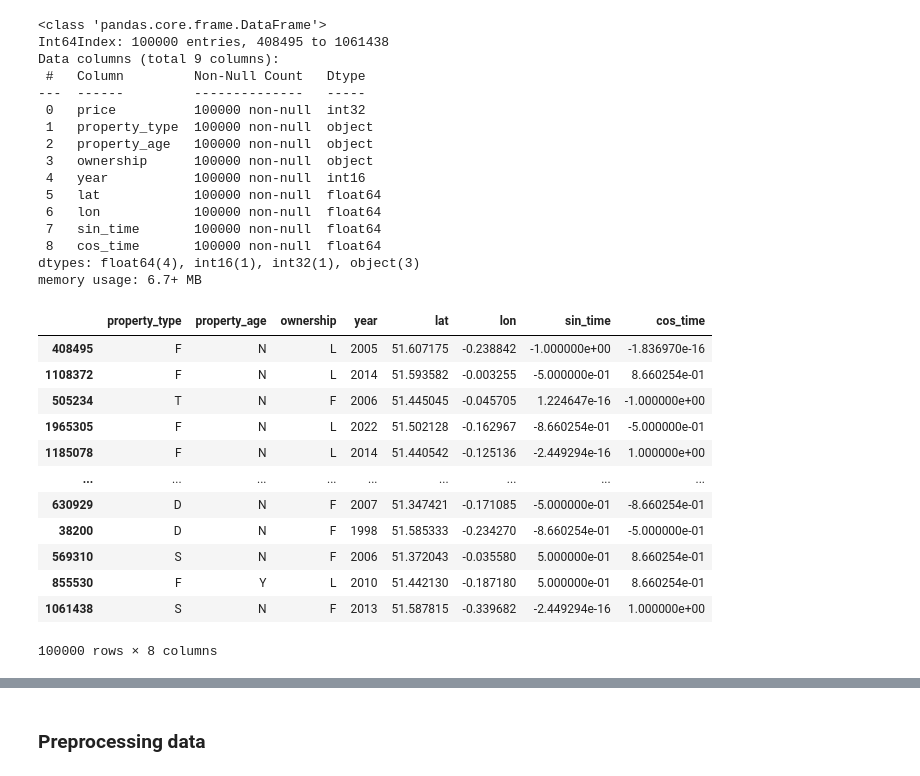
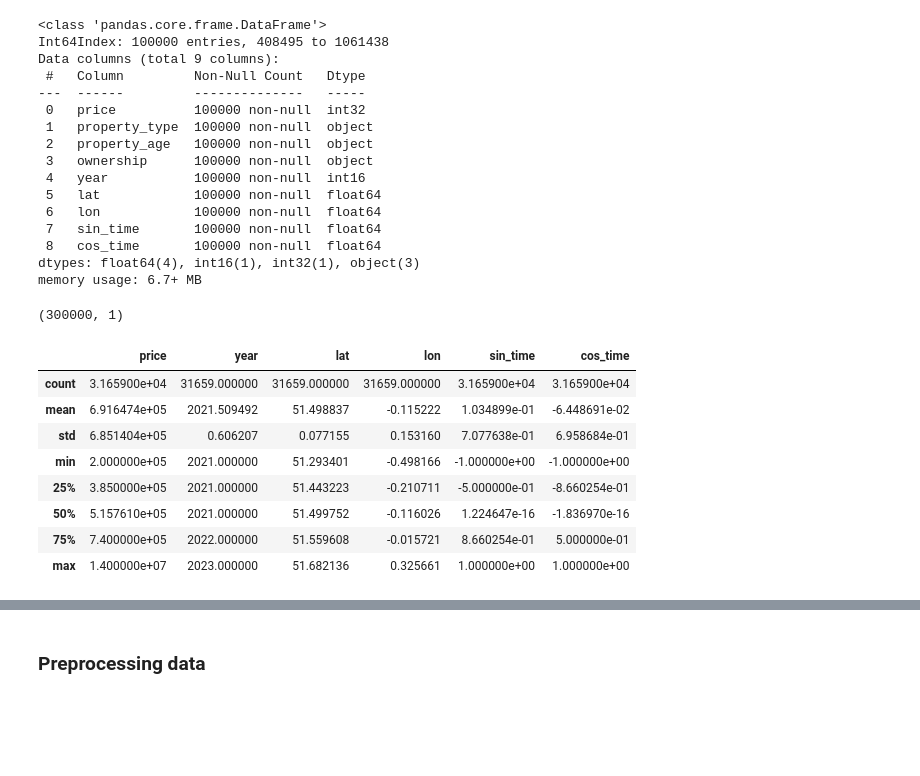
Before and after one commit to MarieMCodes/re_value_predictor, a Jupyter notebook: notebooks/marie_model.ipynb, the cells around one changed output, grey strips where cells are left out. Drawn from its saved outputs; the diff is of its cells as text; code cells hidden in the pictures; blank space fills up the shorter version.

```diff
--- a/notebooks/marie_model.ipynb
+++ b/notebooks/marie_model.ipynb
@@ -38,19 +52,20 @@ dtypes: float64(4), int16(1), int32(1), object(3)
 memory usage: 6.7+ MB
 # %%
 X=data.drop(columns='price')
-y=data['price']
-X
+y=data[['price']]
+y.shape
 # %% [output]
-|  | property_type | property_age | ownership | year | lat | lon | sin_time | cos_time |
-| 408495 | F | N | L | 2005 | 51.607175 | -0.238842 | -1.000000e+00 | -1.836970e-16 |
-| 1108372 | F | N | L | 2014 | 51.593582 | -0.003255 | -5.000000e-01 | 8.660254e-01 |
-| 505234 | T | N | F | 2006 | 51.445045 | -0.045705 | 1.224647e-16 | -1.000000e+00 |
-| 1965305 | F | N | L | 2022 | 51.502128 | -0.162967 | -8.660254e-01 | -5.000000e-01 |
-| 1185078 | F | N | L | 2014 | 51.440542 | -0.125136 | -2.449294e-16 | 1.000000e+00 |
-| ... | ... | ... | ... | ... | ... | ... | ... | ... |
-| 630929 | D | N | F | 2007 | 51.347421 | -0.171085 | -5.000000e-01 | -8.660254e-01 |
-| 38200 | D | N | F | 1998 | 51.585333 | -0.234270 | -8.660254e-01 | -5.000000e-01 |
-| 569310 | S | N | F | 2006 | 51.372043 | -0.035580 | 5.000000e-01 | 8.660254e-01 |
-| 855530 | F | Y | L | 2010 | 51.442130 | -0.187180 | 5.000000e-01 | 8.660254e-01 |
-| 1061438 | S | N | F | 2013 | 51.587815 | -0.339682 | -2.449294e-16 | 1.000000e+00 |
-100000 rows × 8 columns
+(300000, 1)
+# %%
+# exploring prices and outliers in recent years
+data[data['year']>2020].describe()
+# %% [output]
+|  | price | year | lat | lon | sin_time | cos_time |
+| count | 3.165900e+04 | 31659.000000 | 31659.000000 | 31659.000000 | 3.165900e+04 | 3.165900e+04 |
+| mean | 6.916474e+05 | 2021.509492 | 51.498837 | -0.115222 | 1.034899e-01 | -6.448691e-02 |
+| std | 6.851404e+05 | 0.606207 | 0.077155 | 0.153160 | 7.077638e-01 | 6.958684e-01 |
+| min | 2.000000e+05 | 2021.000000 | 51.293401 | -0.498166 | -1.000000e+00 | -1.000000e+00 |
+| 25% | 3.850000e+05 | 2021.000000 | 51.443223 | -0.210711 | -5.000000e-01 | -8.660254e-01 |
+| 50% | 5.157610e+05 | 2021.000000 | 51.499752 | -0.116026 | 1.224647e-16 | -1.836970e-16 |
+| 75% | 7.400000e+05 | 2022.000000 | 51.559608 | -0.015721 | 8.660254e-01 | 5.000000e-01 |
+| max | 1.400000e+07 | 2023.000000 | 51.682136 | 0.325661 | 1.000000e+00 | 1.000000e+00 |
```
Also changed, not shown: parts of 28 cells of this notebook, 4 other files.
